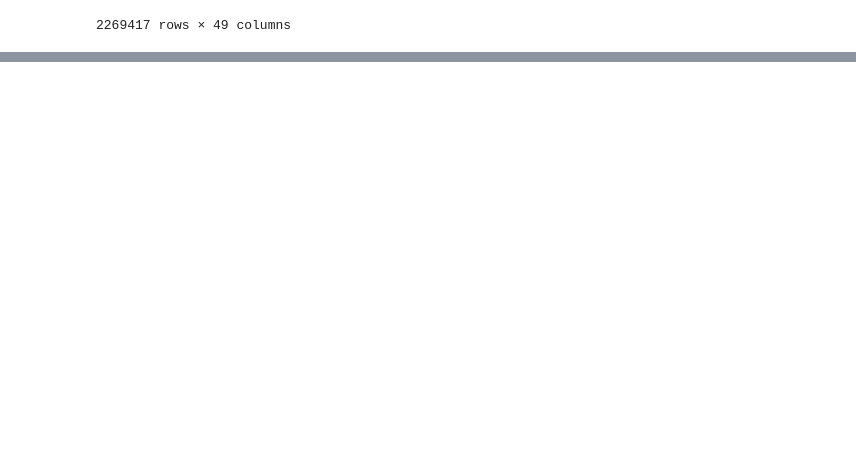
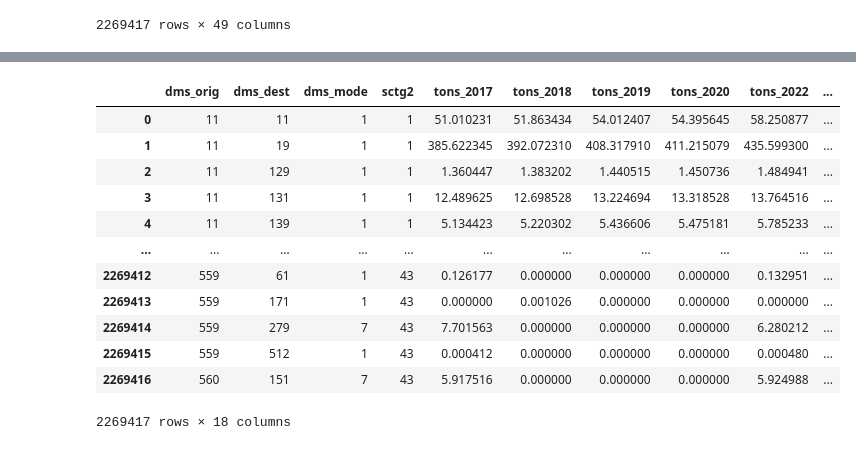
Before and after one commit to aspetersen/FAF-Analysis, a Jupyter notebook: FAF_Analysis.ipynb, the cells around one changed output, grey strips where cells are left out. Cells and saved outputs as stored; diff of their text form; code cells hidden in the pictures; blank space fills up the shorter version.

```diff
--- a/FAF_Analysis.ipynb
+++ b/FAF_Analysis.ipynb
@@ -21,0 +56,12 @@ display(dfFAF)
+# %%
+# create list of strings to exclude
+exclude = ['value_', 'current_value_', 'tmiles_', 'fr_', 'trade_type','dist_band']
+
+# get list of dataframe columns
+cols = list(dfFAF.columns)
+
+# use for loop to drop all columns that begin with current item in list
+for i in exclude:
+    cols = [col for col in list(cols) if col.startswith(i) == False]
+
+cols
@@ -21,0 +85,3 @@ display(dfFAF)
+# %%
+dFfAF_filtered = dfFAF[cols]
+dFfAF_filtered.head()
@@ -21,0 +95,5 @@ display(dfFAF)
+# %%
+ToModel_Path = r"C:\Users\andrewpetersen\Documents\SCTG_ToModel.csv"
+# %%
+dfToModel = pd.read_csv(ToModel_Path)
+display(dfToModel)
@@ -21,0 +118,18 @@ display(dfFAF)
+# %%
+dfFAFMerged = dFfAF_filtered.merge(dfToModel[['model_comm', 'mdlcom_des','SCTG']], left_on = 'sctg2', right_on= 'SCTG', how='left')
+del dfFAFMerged['SCTG']
+dfFAFMerged
+# %% [output]
+|  | dms_orig | dms_dest | dms_mode | sctg2 | tons_2017 | tons_2018 | tons_2019 | tons_2020 | tons_2022 | ... |
+| 0 | 11 | 11 | 1 | 1 | 51.010231 | 51.863434 | 54.012407 | 54.395645 | 58.250877 | ... |
+| 1 | 11 | 19 | 1 | 1 | 385.622345 | 392.072310 | 408.317910 | 411.215079 | 435.599300 | ... |
+| 2 | 11 | 129 | 1 | 1 | 1.360447 | 1.383202 | 1.440515 | 1.450736 | 1.484941 | ... |
+| 3 | 11 | 131 | 1 | 1 | 12.489625 | 12.698528 | 13.224694 | 13.318528 | 13.764516 | ... |
+| 4 | 11 | 139 | 1 | 1 | 5.134423 | 5.220302 | 5.436606 | 5.475181 | 5.785233 | ... |
+| ... | ... | ... | ... | ... | ... | ... | ... | ... | ... | ... |
+| 2269412 | 559 | 61 | 1 | 43 | 0.126177 | 0.000000 | 0.000000 | 0.000000 | 0.132951 | ... |
+| 2269413 | 559 | 171 | 1 | 43 | 0.000000 | 0.001026 | 0.000000 | 0.000000 | 0.000000 | ... |
+| 2269414 | 559 | 279 | 7 | 43 | 7.701563 | 0.000000 | 0.000000 | 0.000000 | 6.280212 | ... |
+| 2269415 | 559 | 512 | 1 | 43 | 0.000412 | 0.000000 | 0.000000 | 0.000000 | 0.000480 | ... |
+| 2269416 | 560 | 151 | 7 | 43 | 5.917516 | 0.000000 | 0.000000 | 0.000000 | 5.924988 | ... |
+2269417 rows × 18 columns
```
Also changed, not shown: parts of 31 cells of this notebook, 1 other file.
